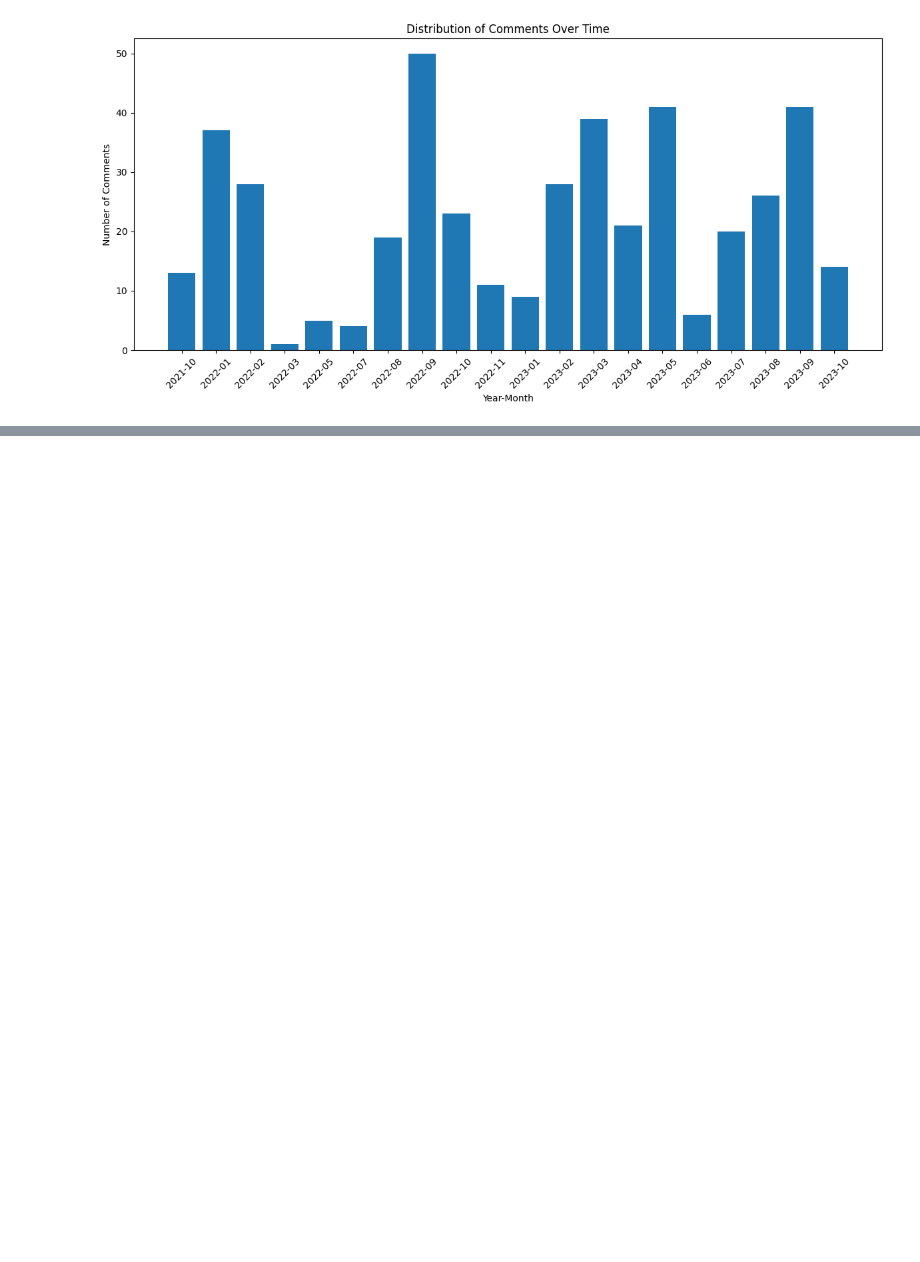
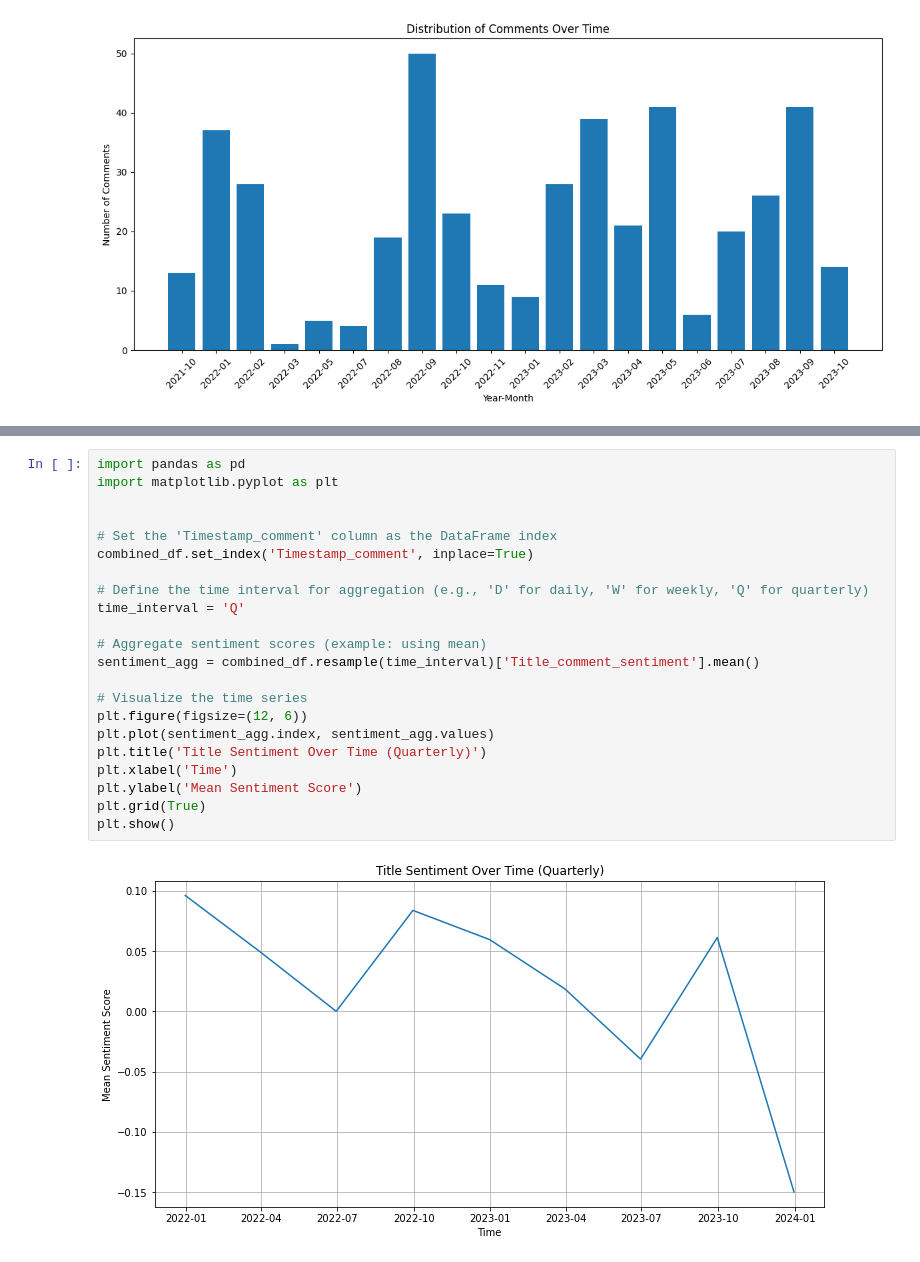
Before and after one commit to ingridarreola/LearningPython, a Jupyter notebook: Banned_Books_Analyzing_Reddit_Discourse.ipynb, the cells around one changed output, grey strips where cells are left out. Cells and saved outputs as stored; diff of their text form; blank space fills up the shorter version.

```diff
--- a/Banned_Books_Analyzing_Reddit_Discourse.ipynb
+++ b/Banned_Books_Analyzing_Reddit_Discourse.ipynb
@@ -578,3 +759,27 @@ Average Sentiment for Post_post: 0.0434857320825315
+# %%
+import pandas as pd
+import matplotlib.pyplot as plt
+
+
+# Set the 'Timestamp_comment' column as the DataFrame index
+combined_df.set_index('Timestamp_comment', inplace=True)
+
+# Define the time interval for aggregation (e.g., 'D' for daily, 'W' for weekly, 'Q' for quarterly)
+time_interval = 'Q'
+
+# Aggregate sentiment scores (example: using mean)
+sentiment_agg = combined_df.resample(time_interval)['Title_comment_sentiment'].mean()
+
+# Visualize the time series
+plt.figure(figsize=(12, 6))
+plt.plot(sentiment_agg.index, sentiment_agg.values)
+plt.title('Title Sentiment Over Time (Quarterly)')
+plt.xlabel('Time')
+plt.ylabel('Mean Sentiment Score')
+plt.grid(True)
+plt.show()
+# %% [output]
+[figure, added]
 # %%
 import pandas as pd
 import matplotlib.pyplot as plt
```
Also changed, not shown: parts of 38 cells of this notebook.
